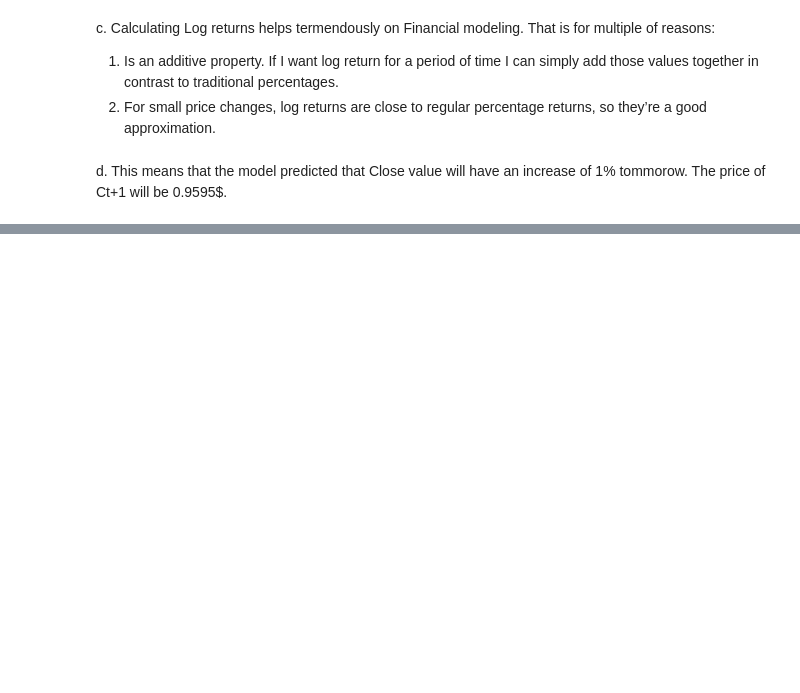
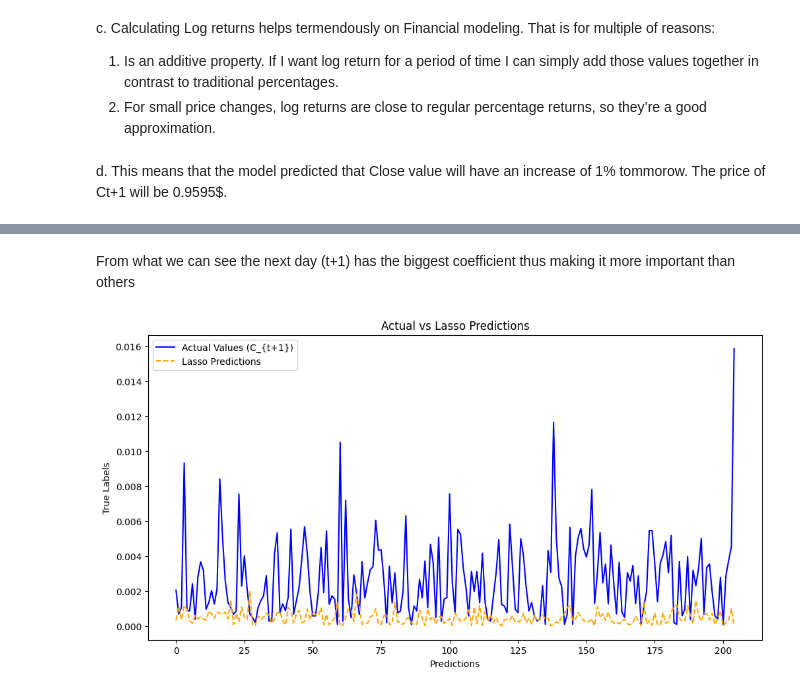
Before and after one commit to dimou-gk/Deep-dive-ML, a Jupyter notebook: Decision_Trees_&_Random_Forest.ipynb, the cells around one changed output, grey strips where cells are left out. Cells and saved outputs as stored; diff of their text form; code cells hidden in the pictures; blank space fills up the shorter version.

```diff
--- a/Decision_Trees_&_Random_Forest.ipynb
+++ b/Decision_Trees_&_Random_Forest.ipynb
@@ -781,0 +799,15 @@ lasso_model =
+# %% [markdown]
+From what we can see the next day (t+1) has the biggest coefficient thus making it more important than others
+# %%
+y_pred = lasso_model.predict(x_test)
+
+plt.figure(figsize=(12, 6))
+plt.plot(np.abs(y_test), label='Actual Values (C_{t+1})', color='blue')
+plt.plot(np.abs(y_pred), label='Lasso Predictions', color='orange', linestyle='--')
+plt.title('Actual vs Lasso Predictions')
+plt.xlabel('Predictions')
+plt.ylabel('True Labels')
+plt.legend()
+plt.show()
+# %% [output]
+[figure, added]
```
Also changed, not shown: parts of 13 cells of this notebook.
